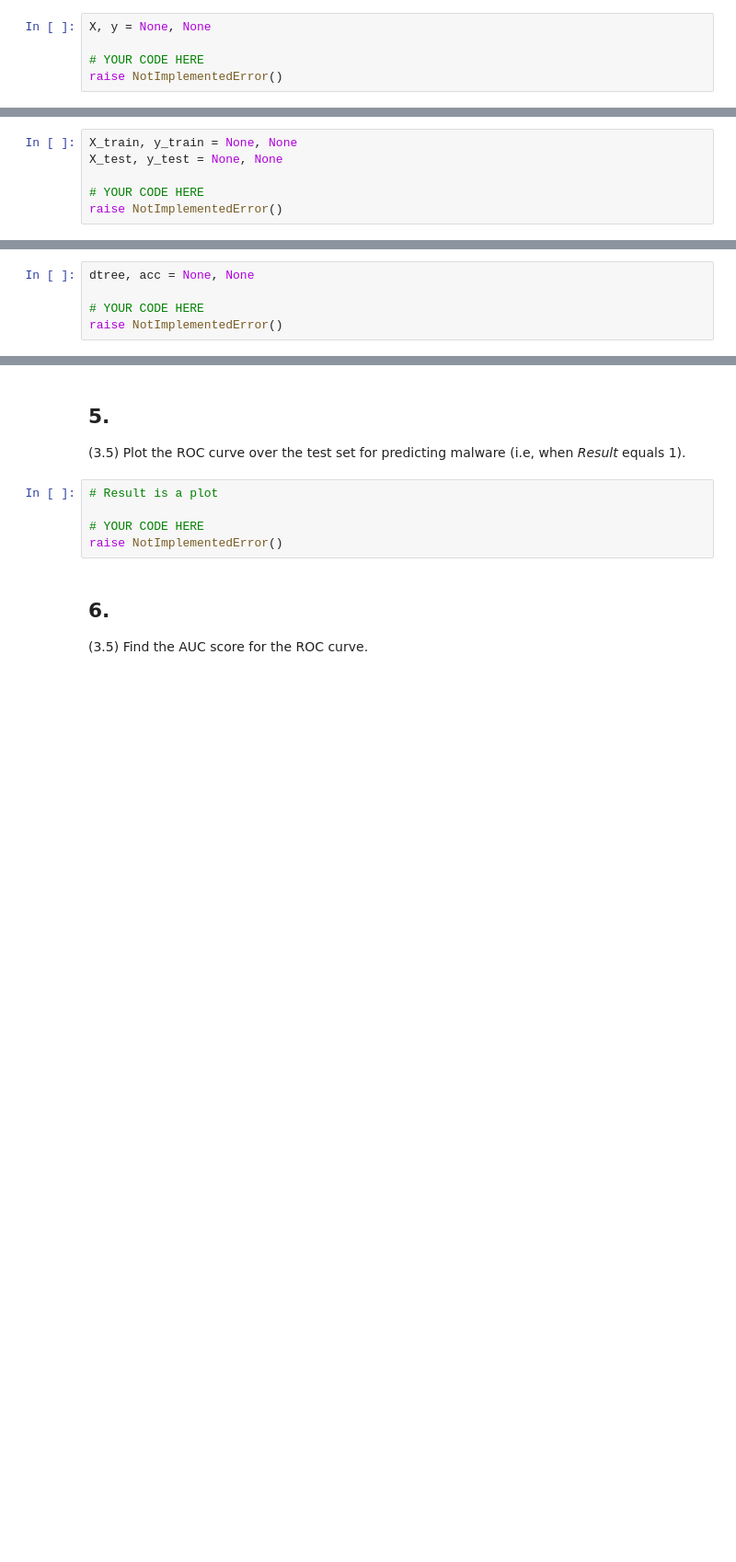
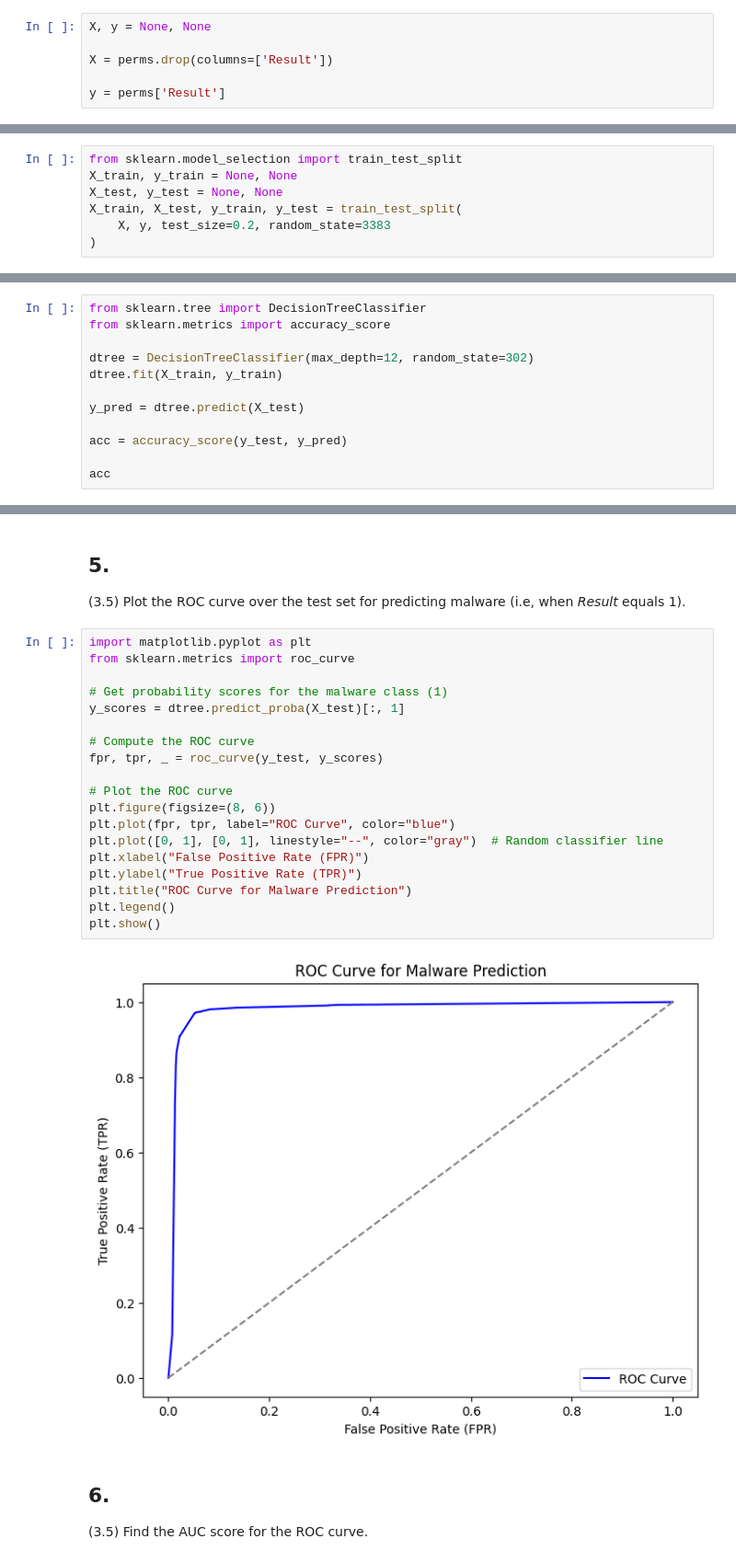
Before and after one commit to Danm2810/dataScience, a Jupyter notebook: Chapter3/android.ipynb, the cells around one changed output, grey strips where cells are left out. Shown at 92% size. Cells and saved outputs as stored; diff of their text form; blank space fills up the shorter version.

```diff
--- a/Chapter3/android.ipynb
+++ b/Chapter3/android.ipynb
@@ -18,7 +26,8 @@ Let `X` be a feature frame found by dropping the *Result* column, and let `y` be
 # %%
 X, y = None, None
 
-# YOUR CODE HERE
-raise NotImplementedError()
+X = perms.drop(columns=['Result'])
+
+y = perms['Result']
 # %%
 X.head()
@@ -38,10 +64,11 @@ Split the dataset, reserving 20% of it as `X_test,y_test` for testing and the re
 
 **IMPORTANT**: Make sure the split order is randomized starting from random state 3383.
 # %%
+from sklearn.model_selection import train_test_split
 X_train, y_train = None, None
 X_test, y_test = None, None
-
-# YOUR CODE HERE
-raise NotImplementedError()
+X_train, X_test, y_train, y_test = train_test_split(
+    X, y, test_size=0.2, random_state=3383
+)
 # %%
 X_test.head()
@@ -56,7 +93,14 @@ print("OK")
 
 (3.3) Train a decision tree classifier with maximum depth 12 on the training set. **Make sure to set its random state equal to 302.** Find the accuracy of the decision tree on the test set.
 # %%
-dtree, acc = None, None
+from sklearn.tree import DecisionTreeClassifier
+from sklearn.metrics import accuracy_score
 
-# YOUR CODE HERE
-raise NotImplementedError()
+dtree = DecisionTreeClassifier(max_depth=12, random_state=302)
+dtree.fit(X_train, y_train)
+
+y_pred = dtree.predict(X_test)
+
+acc = accuracy_score(y_test, y_pred)
+
+acc
@@ -90,10 +142,26 @@ print("OK")
 
 (3.5) Plot the ROC curve over the test set for predicting malware (i.e, when *Result* equals 1).
 # %%
-# Result is a plot
+import matplotlib.pyplot as plt
+from sklearn.metrics import roc_curve
 
-# YOUR CODE HERE
-raise NotImplementedError()
+# Get probability scores for the malware class (1)
+y_scores = dtree.predict_proba(X_test)[:, 1]
+
+# Compute the ROC curve
+fpr, tpr, _ = roc_curve(y_test, y_scores)
+
+# Plot the ROC curve
+plt.figure(figsize=(8, 6))
+plt.plot(fpr, tpr, label="ROC Curve", color="blue")
+plt.plot([0, 1], [0, 1], linestyle="--", color="gray")  # Random classifier line
+plt.xlabel("False Positive Rate (FPR)")
+plt.ylabel("True Positive Rate (TPR)")
+plt.title("ROC Curve for Malware Prediction")
+plt.legend()
+plt.show()
+# %% [output]
+[figure, added]
 # %% [markdown]
 ## 6.
 
```
Also changed, not shown: parts of 15 cells of this notebook, 2 other files.
